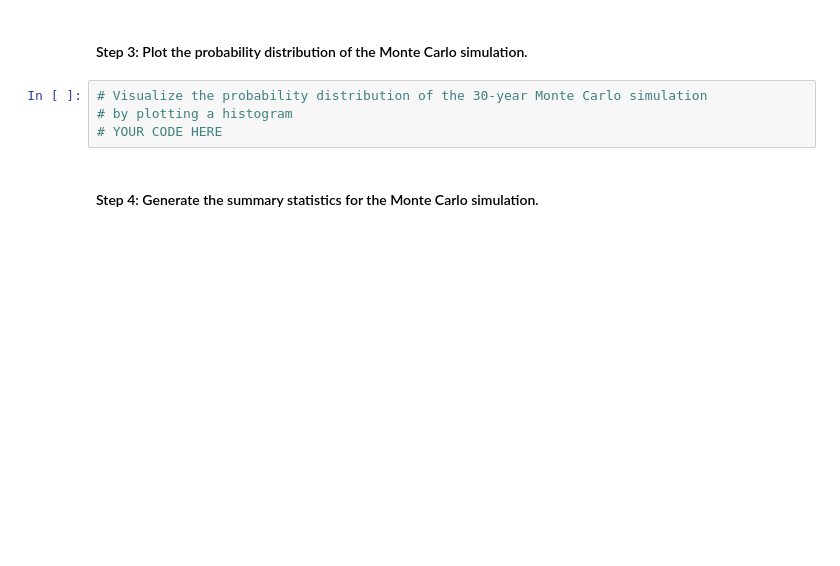
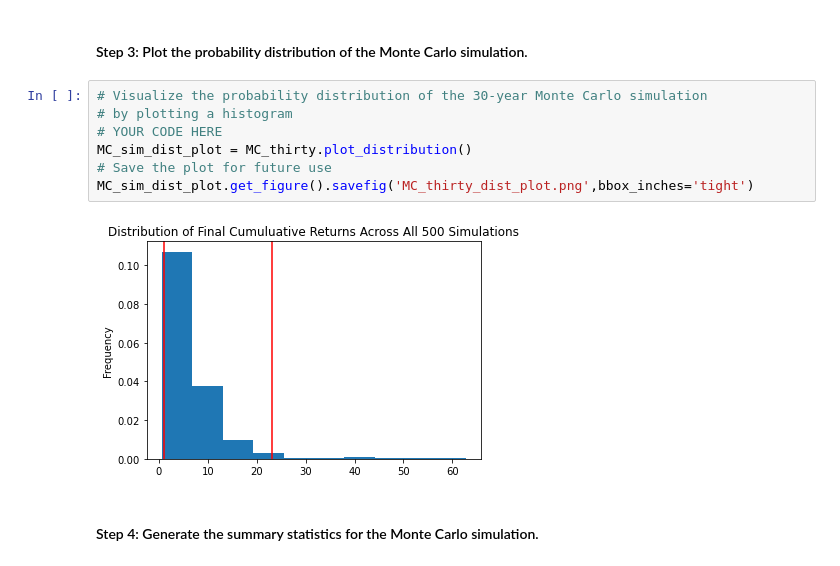
Before and after one commit to tosulai2/Financial-Planner-For-Emergencies---Retirement-Assets, a Jupyter notebook: financial_planning_tools.ipynb, the cells around one changed output. Cells and saved outputs as stored; diff of their text form; blank space fills up the shorter version.

```diff
--- a/financial_planning_tools.ipynb
+++ b/financial_planning_tools.ipynb
@@ -504,7 +598,12 @@ In this section, you’ll use the MCForecastTools library to create a Monte Carl
 # %%
 # Visualize the probability distribution of the 30-year Monte Carlo simulation
 # by plotting a histogram
 # YOUR CODE HERE
+MC_sim_dist_plot = MC_thirty.plot_distribution()
+# Save the plot for future use
+MC_sim_dist_plot.get_figure().savefig('MC_thirty_dist_plot.png',bbox_inches='tight')
+# %% [output]
+[figure, added]
 # %% [markdown]
 #### Step 4: Generate the summary statistics for the Monte Carlo simulation.
 # %%
```
Also changed, not shown: parts of 17 cells of this notebook, 4 other files.
